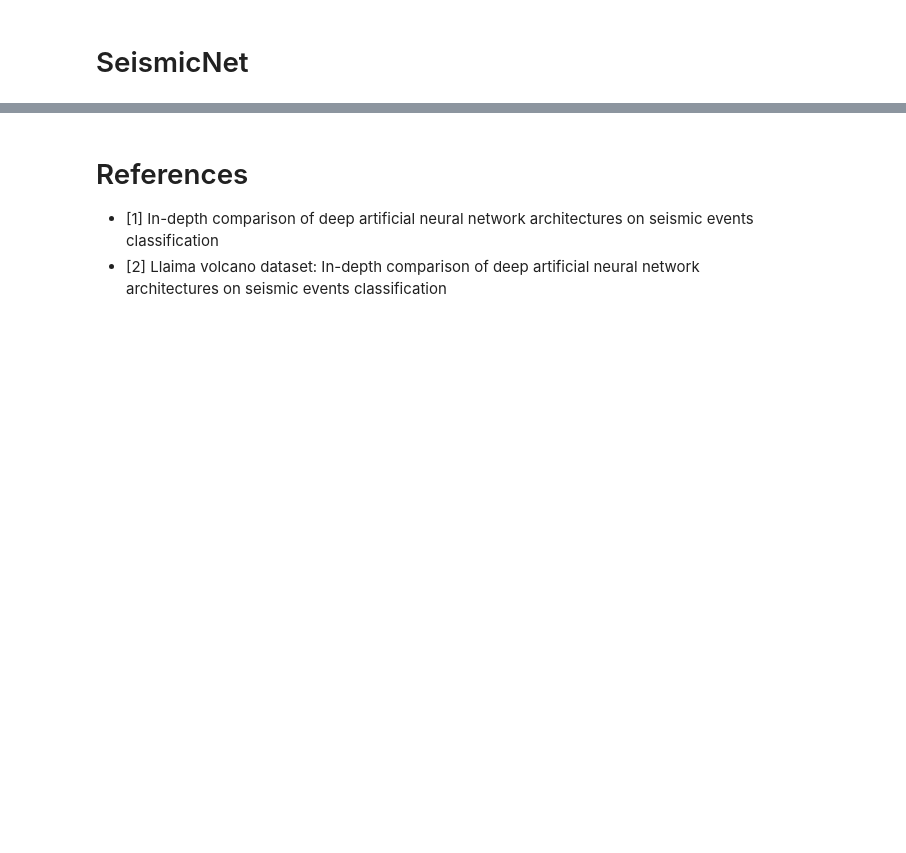
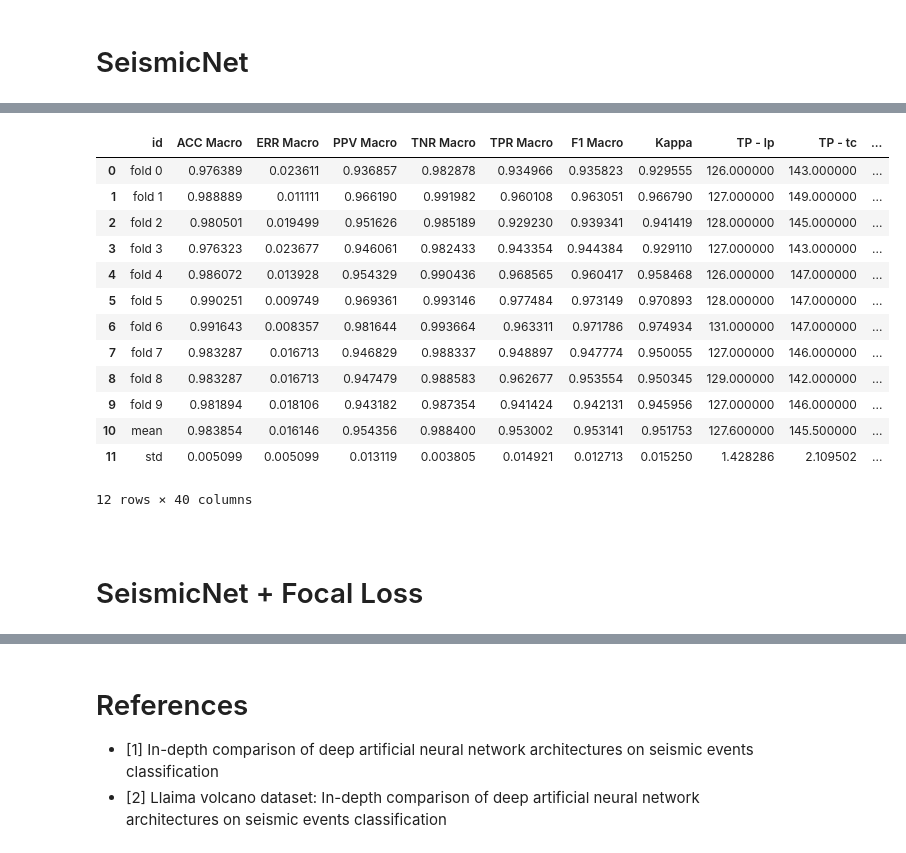
Before and after one commit to sborquez/volcano-seismic, a Jupyter notebook: 02_K_Fold_Cross_Validation.ipynb, the cells around one changed output, grey strips where cells are left out. Saved outputs shown, nothing was run; the diff lists cells and outputs as text; code cells hidden in the pictures; blank space fills up the shorter version.

```diff
--- a/02_K_Fold_Cross_Validation.ipynb
+++ b/02_K_Fold_Cross_Validation.ipynb
@@ -252,15 +328,16 @@ def k_fold_cross_validation(model_hyperparameters, training_configuration, evalu
 # %% [markdown]
 # SeismicNet
 # %%
+experiment_name="SeismicNet"
+
 model_hyperparameters = {
-    "builder": "mlp_builder",
+    "builder": "seismicnet_builder",
     "input_shape": (6000,1),
     "num_classes":4,
-    "layers_units": [256, 128]
 }
 
 training_configuration = {
-    "epochs": 2,
+    "epochs": 200,
     "batch_size": 128,
     "verbosity": 0,
     "loss": {
@@ -273,7 +350,9 @@ training_configuration = {
             "learning_rate": 0.001
         }
     },
-
+    "callbacks": {
+        "early_stop": 5
+    }
 }
 evaluation_configuration = {
     "metrics": ["overall_classification_metrics", "classification_metrics_by_class"],
@@ -281,4 +360,7 @@ evaluation_configuration = {
     "top_k": 10
 }
 # %%
-evaluation_metrics = k_fold_cross_validation(model_hyperparameters, training_configuration, evaluation_configuration, k=10, seed=1234)
+evaluation_metrics_seismicnet = k_fold_cross_validation(
+    project, experiment_name, dataset_artifact_name, labels,
+    model_hyperparameters, training_configuration, evaluation_configuration, k=10, seed=1234
+)
@@ -293,0 +367,21 @@ evaluation_metrics
+# %%
+evaluation_metrics_seismicnet
+# %% [output]
+|  | id | ACC Macro | ERR Macro | PPV Macro | TNR Macro | TPR Macro | F1 Macro | Kappa | TP - lp | TP - tc | ... |
+| 0 | fold 0 | 0.976389 | 0.023611 | 0.936857 | 0.982878 | 0.934966 | 0.935823 | 0.929555 | 126.000000 | 143.000000 | ... |
+| 1 | fold 1 | 0.988889 | 0.011111 | 0.966190 | 0.991982 | 0.960108 | 0.963051 | 0.966790 | 127.000000 | 149.000000 | ... |
+| 2 | fold 2 | 0.980501 | 0.019499 | 0.951626 | 0.985189 | 0.929230 | 0.939341 | 0.941419 | 128.000000 | 145.000000 | ... |
+| 3 | fold 3 | 0.976323 | 0.023677 | 0.946061 | 0.982433 | 0.943354 | 0.944384 | 0.929110 | 127.000000 | 143.000000 | ... |
+| 4 | fold 4 | 0.986072 | 0.013928 | 0.954329 | 0.990436 | 0.968565 | 0.960417 | 0.958468 | 126.000000 | 147.000000 | ... |
+| 5 | fold 5 | 0.990251 | 0.009749 | 0.969361 | 0.993146 | 0.977484 | 0.973149 | 0.970893 | 128.000000 | 147.000000 | ... |
+| 6 | fold 6 | 0.991643 | 0.008357 | 0.981644 | 0.993664 | 0.963311 | 0.971786 | 0.974934 | 131.000000 | 147.000000 | ... |
+| 7 | fold 7 | 0.983287 | 0.016713 | 0.946829 | 0.988337 | 0.948897 | 0.947774 | 0.950055 | 127.000000 | 146.000000 | ... |
+| 8 | fold 8 | 0.983287 | 0.016713 | 0.947479 | 0.988583 | 0.962677 | 0.953554 | 0.950345 | 129.000000 | 142.000000 | ... |
+| 9 | fold 9 | 0.981894 | 0.018106 | 0.943182 | 0.987354 | 0.941424 | 0.942131 | 0.945956 | 127.000000 | 146.000000 | ... |
+| 10 | mean | 0.983854 | 0.016146 | 0.954356 | 0.988400 | 0.953002 | 0.953141 | 0.951753 | 127.600000 | 145.500000 | ... |
+| 11 | std | 0.005099 | 0.005099 | 0.013119 | 0.003805 | 0.014921 | 0.012713 | 0.015250 | 1.428286 | 2.109502 | ... |
+12 rows × 40 columns
+# %% [markdown]
+<a id="seismic_fl"><a/>
+# %% [markdown]
+# SeismicNet + Focal Loss
```
Also changed, not shown: parts of 53 cells of this notebook, 6 other files.
